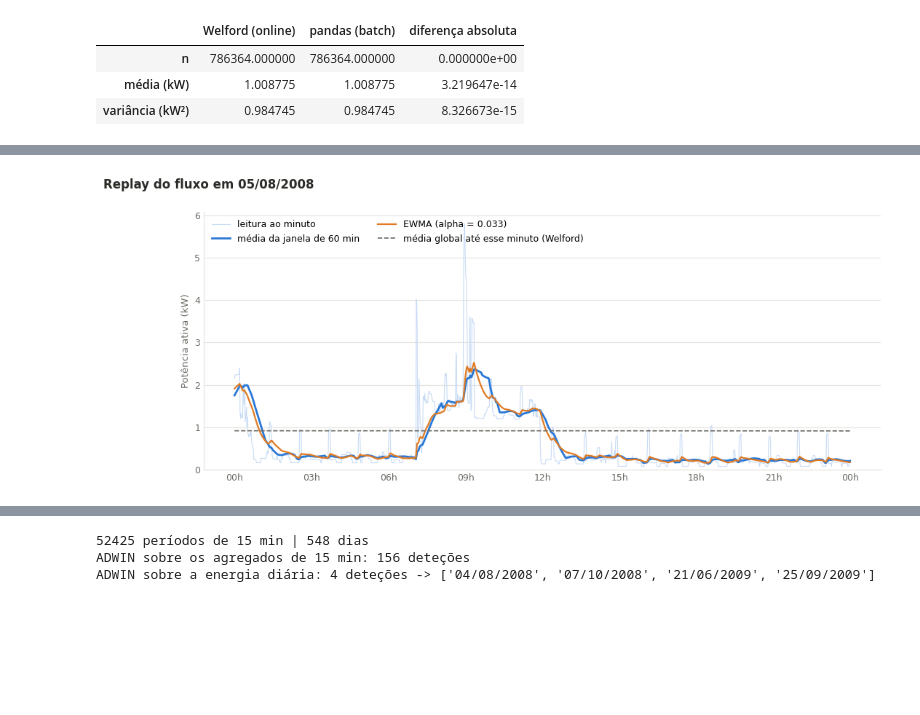
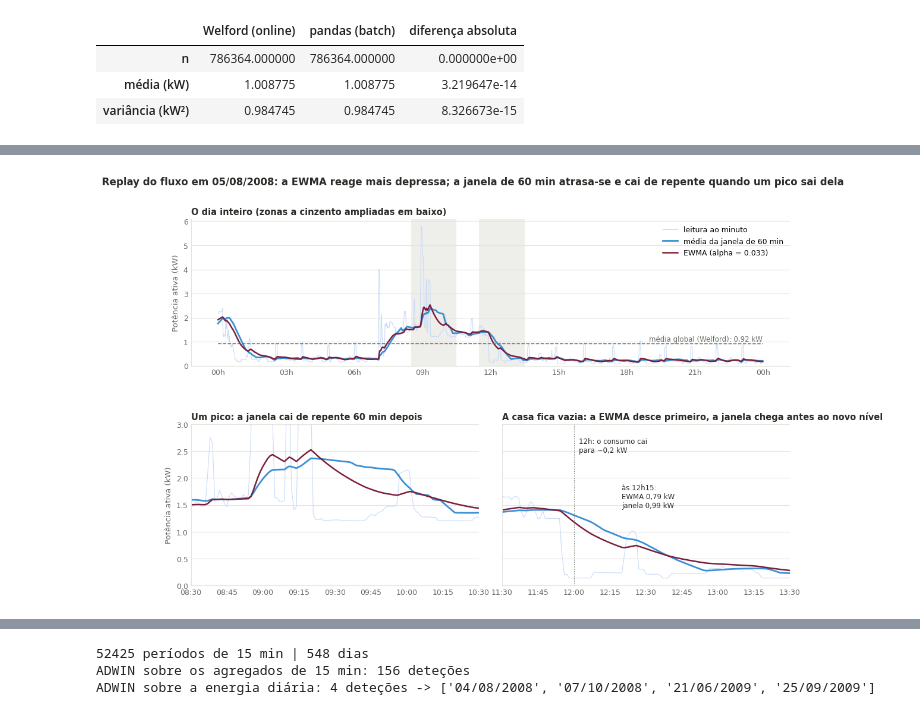
Before and after one commit to leonorrebola9/LusoEnergy_Project, a Jupyter notebook: 03_parteIV.ipynb, the cells around one changed output, grey strips where cells are left out. Saved outputs shown, nothing was run; the diff lists cells and outputs as text; code cells hidden in the pictures; blank space fills up the shorter version.

Commit message:
parte 4.1 revista (falta 4.2)
rever com mais atenção depois

```diff
--- a/03_parteIV.ipynb
+++ b/03_parteIV.ipynb
@@ -16,7 +16,7 @@ from matplotlib.ticker import FuncFormatter
 from src.fluxo import Welford, JanelaDeslizante, EWMA
 from src.utils import guardar_figura
 
-AZUL, LARANJA, TINTA, TINTA_2, GRELHA = "#2a78d6", "#e07b24", "#2b2b28", "#6b6a64", "#e4e3de"
+AZUL, LARANJA, TINTA, TINTA_2, GRELHA = "#3a8fd6", "#7b1e3a", "#2b2b28", "#6b6a64", "#e4e3de"
 DIAS = ["seg", "ter", "qua", "qui", "sex", "sáb", "dom"]
 MESES_PT = ["jan", "fev", "mar", "abr", "mai", "jun", "jul", "ago", "set", "out", "nov", "dez"]
 
@@ -98,28 +108,64 @@ texto aqui
 # %%
 def plot_dia_fluxo(dia, caminho_png=None):
-    """Um dia do fluxo: leituras ao minuto, janela de 60 min, EWMA e média global acumulada (Welford)."""
+    """Um dia do fluxo: visão geral (em cima) e dois zooms (em baixo) onde a janela e a EWMA se distinguem."""
     d = pd.Timestamp(dia)
-    x = serie.loc[d:d + pd.Timedelta(hours=23, minutes=59)]
-    o = online.loc[d:d + pd.Timedelta(hours=23, minutes=59)]
-    fig, ax = plt.subplots(figsize=(12, 4.6))
-    ax.plot(x.index, x.values, color="#c9dcf5", lw=0.8, label="leitura ao minuto")
-    ax.plot(o.index, o["janela_60min"], color=AZUL, lw=2, label="média da janela de 60 min")
-    ax.plot(o.index, o["ewma"], color=LARANJA, lw=1.6, label=f"EWMA (alpha = {ALPHA:.3f})")
-    ax.plot(o.index, o["welford"], color=TINTA_2, ls="--", lw=1.2, label="média global até esse minuto (Welford)")
-    ax.set_ylim(0, None)
+    h = lambda hhmm: d + pd.Timedelta(f"{hhmm}:00")                  # "08:30" -> instante desse dia
+    x, o = serie.loc[h("00:00"):h("23:59")], online.loc[h("00:00"):h("23:59")]
+    zooms = [("08:30", "10:30", "Um pico: a janela cai de repente 60 min depois"),
+             ("11:30", "13:30", "A casa fica vazia: a EWMA desce primeiro, a janela chega antes ao novo nível")]
+
+    fig = plt.figure(figsize=(13, 8))
+    grelha = fig.add_gridspec(2, 2, height_ratios=[1, 1.1], hspace=0.38, wspace=0.08)
+    ax = fig.add_subplot(grelha[0, :])
+    zs = [fig.add_subplot(grelha[1, 0]), fig.add_subplot(grelha[1, 1])]
+
+    for a in [ax] + zs:
+        a.plot(x.index, x.values, color="#c9dcf5", lw=0.8, label="leitura ao minuto")
+        a.plot(o.index, o["janela_60min"], color=AZUL, lw=2, label="média da janela de 60 min")
+        a.plot(o.index, o["ewma"], color=LARANJA, lw=1.8, label=f"EWMA (alpha = {ALPHA:.3f})")
+        a.set_ylim(0, None)
+        estilo(a)
+    ax.plot(o.index, o["welford"], color=TINTA_2, ls="--", lw=1.1)
+    ax.text(h("23:59"), o["welford"].iloc[-1] + 0.12, f"média global (Welford): {o['welford'].iloc[-1]:.2f} kW".replace(".", ","),
+            ha="right", fontsize=8.5, color=TINTA_2)
+    for z0, z1, _ in zooms:                                           # zonas ampliadas em baixo
+        ax.axvspan(h(z0), h(z1), color=GRELHA, alpha=0.6, lw=0)
+    ax.xaxis.set_major_formatter(mdates.DateFormatter("%Hh"))
     ax.set_ylabel("Potência ativa (kW)", fontsize=9.5, color=TINTA_2)
-    ax.xaxis.set_major_formatter(mdates.DateFormatter("%Hh"))
-    ax.legend(frameon=False, fontsize=9, loc="upper left", ncol=2)
-    estilo(ax)
-    fig.suptitle(f"Replay do fluxo em {d:%d/%m/%Y}", x=0.01, ha="left", fontsize=12, fontweight="bold", color=TINTA)
+    ax.legend(frameon=False, fontsize=9, loc="upper right")
+    ax.set_title("O dia inteiro (zonas a cinzento ampliadas em baixo)", loc="left", fontsize=10.5,
+                 color=TINTA, fontweight="bold")
+
+    for a, (z0, z1, titulo) in zip(zs, zooms):
+        a.set_xlim(h(z0), h(z1))
+        a.set_ylim(0, 3)
+        a.xaxis.set_major_formatter(mdates.DateFormatter("%H:%M"))
+        a.set_title(titulo, loc="left", fontsize=10.5, color=TINTA, fontweight="bold")
+    zs[0].set_ylabel("Potência ativa (kW)", fontsize=9.5, color=TINTA_2)
+    zs[1].set_yticklabels([])
+
+    # Zoom 1: o pico das 8h57 sai da janela uma hora depois
+    pico = x.loc[h("08:30"):h("10:30")].idxmax()
+    queda = o["janela_60min"].loc[h("09:30"):h("10:30")].diff().idxmin()
+
+    # Zoom 2: às 12h o consumo cai para ~0,2 kW; valores 15 min depois
+    t15 = h("12:15")
+    zs[1].axvline(h("12:00"), color=TINTA_2, lw=0.8, ls=":")
+    zs[1].text(h("12:02"), 2.75, "12h: o consumo cai\npara ~0,2 kW", fontsize=8.5, color=TINTA, va="top")
+    zs[1].text(h("12:20"), 1.45, f"às 12h15:\nEWMA {o.loc[t15, 'ewma']:.2f} kW\njanela {o.loc[t15, 'janela_60min']:.2f} kW".replace(".", ","),
+               fontsize=8.5, color=TINTA)
+
+    fig.suptitle(f"Replay do fluxo em {d:%d/%m/%Y}: a EWMA reage mais depressa; a janela de 60 min atrasa-se "
+                 "e cai de repente quando um pico sai dela", x=0.01, ha="left", y=0.97, fontsize=12,
+                 fontweight="bold", color=TINTA)
     if caminho_png:
         fig.savefig(caminho_png, dpi=150, bbox_inches="tight", facecolor="white")
     return fig
 
 
 fig = plot_dia_fluxo("2008-08-05")
 guardar_figura(fig, "parte_IV", "fluxo_dia")
 plt.show()
 # %% [output]
-[figure, old version]
+[figure, new version]
 # %% [markdown]
```
Also changed, not shown: parts of 12 cells of this notebook, 4 other files.
